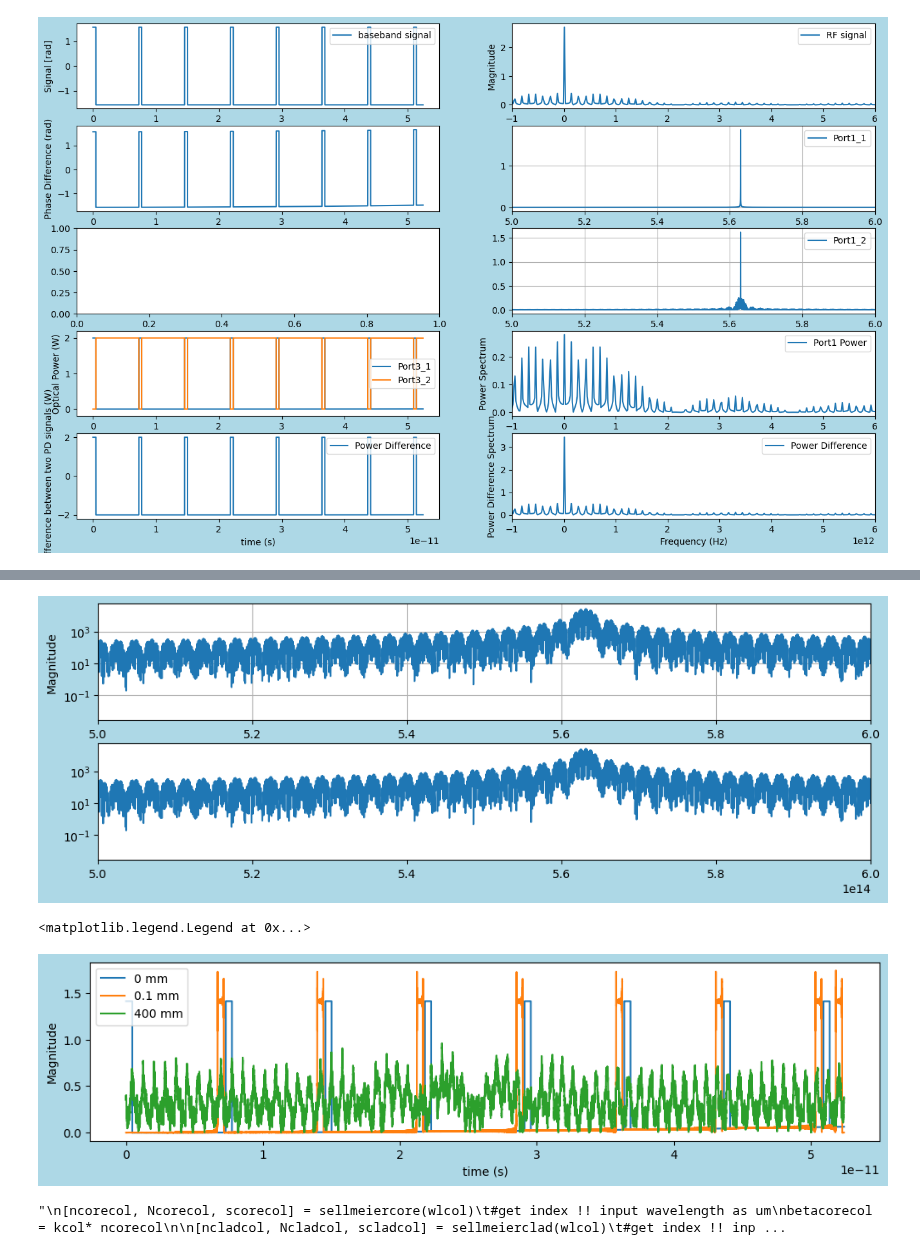
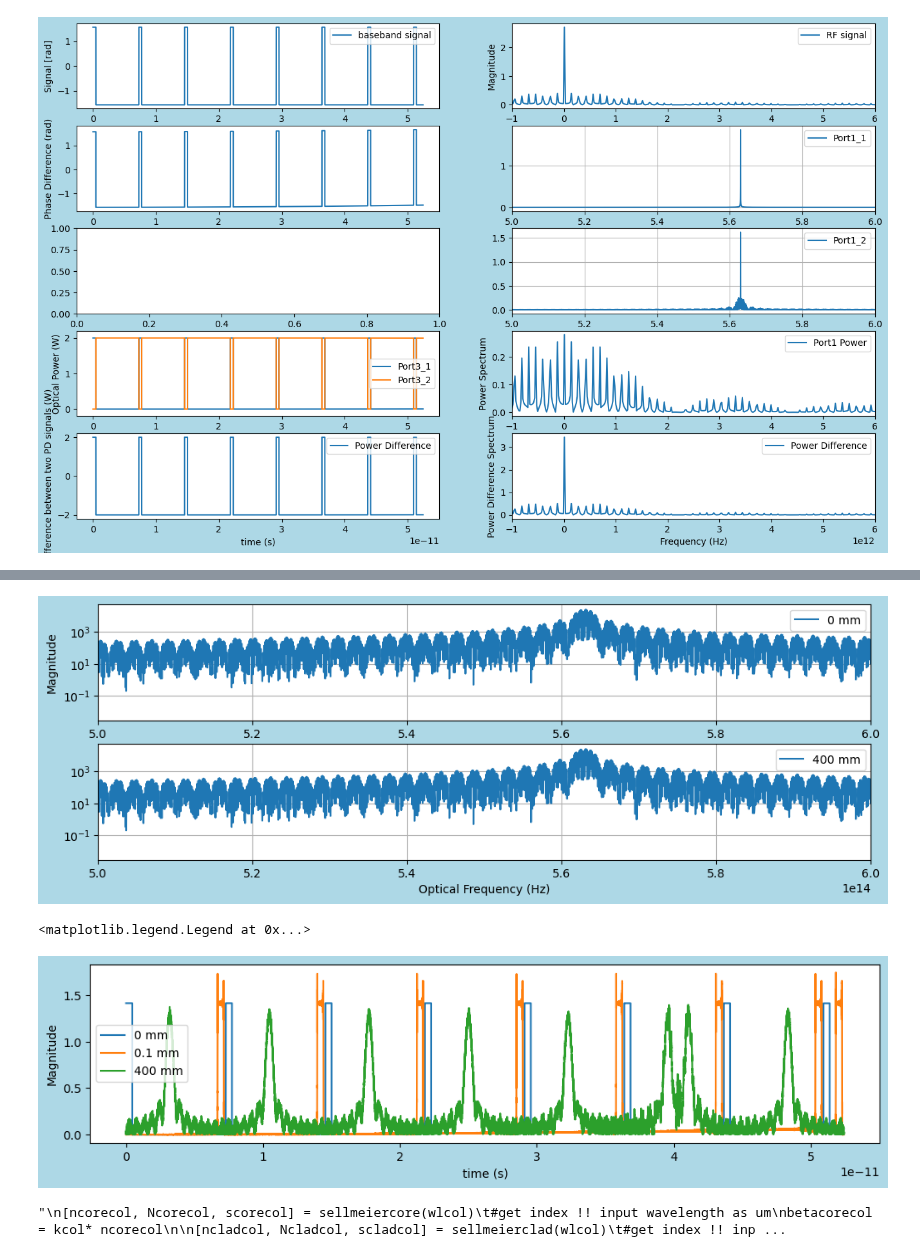
Before and after one commit to tacticstactics/Optical-pulse-broadening, a Jupyter notebook: optical_pulse_broadening_optical_fibers.ipynb, the cells around one changed output, grey strips where cells are left out. Drawn from its saved outputs; the diff is of its cells as text; code cells hidden in the pictures.

```diff
--- a/optical_pulse_broadening_optical_fibers.ipynb
+++ b/optical_pulse_broadening_optical_fibers.ipynb
@@ -314,7 +314,7 @@ def indexes_quartz(o_frequencies):
 indexes_quartz1 = indexes_quartz(optical_frequencies)  # Refractive index of water
 thickness_1 = 0e-3  # Thickness of water layer in meters
 thickness_2 = 0.1e-3  # Thickness of water layer in meters
-thickness_3 = 10000e-3  # Thickness of water layer in meters
+thickness_3 = 400e-3  # Thickness of water layer in meters
 
 fig1 = plt.figure(figsize = (10,6), facecolor='lightblue')
 ax1_1 = fig1.add_subplot(2, 1, 1)
@@ -358,29 +358,31 @@ ax3_1.legend()
 # %%
 mag1 = np.cos(phase_change_thickness_1) + 1j*np.sin(phase_change_thickness_1)
 mag2 = np.cos(phase_change_thickness_2) + 1j*np.sin(phase_change_thickness_2)
 mag3 = np.cos(phase_change_thickness_3) + 1j*np.sin(phase_change_thickness_3)
 
 #Y_freq = fft_random_analog_signal
 Y_freq_1 = mag1 * fft_random_analog_signal
 Y_freq_2 = mag2 * fft_random_analog_signal
 Y_freq_3 = mag3 * fft_random_analog_signal
 
 fig1 = plt.figure(figsize = (12,4), facecolor='lightblue')
 ax1_1 = fig1.add_subplot(2, 1, 1)
 
-ax1_1.semilogy(optical_frequencies, np.abs(Y_freq_1), )
+ax1_1.semilogy(optical_frequencies, np.abs(Y_freq_1), label = "0 mm")
 ax1_1.set_xlim(500e12, 600e12)
+ax1_1.legend()
+ax1_1.grid()
 
 ax1_2 = fig1.add_subplot(2, 1, 2)
-ax1_2.semilogy(optical_frequencies, np.abs(Y_freq_3), )
+ax1_2.semilogy(optical_frequencies, np.abs(Y_freq_3), label = "400 mm")
 
-ax1_1.set_xlabel("Optical Frequency (Hz)")
+ax1_2.set_xlabel("Optical Frequency (Hz)")
 ax1_1.set_ylabel('Magnitude')
-ax1_2.set_xlim(500e12, 600e12)
-#ax1_1.set_ylim(-1, 20000)
-ax1_1.grid()
+ax1_2.sharex(ax1_1)
+ax1_2.legend()
+ax1_2.grid()
 # %% [output]
-[figure, old version]
+[figure, new version]
 # %%
 
 Y_freq_1_unshifted = ifftshift(Y_freq_1)
@@ -404,7 +406,7 @@ ax2_1.set_ylabel('Magnitude')
 ax2_1.legend()
 # %% [output]
 <matplotlib.legend.Legend at 0x...>
-[figure, old version]
+[figure, new version]
 # %%
 
 #  centerfreq = 194.05*1e12;
```
Also changed, not shown: parts of 2 cells of this notebook, 1 other file.
